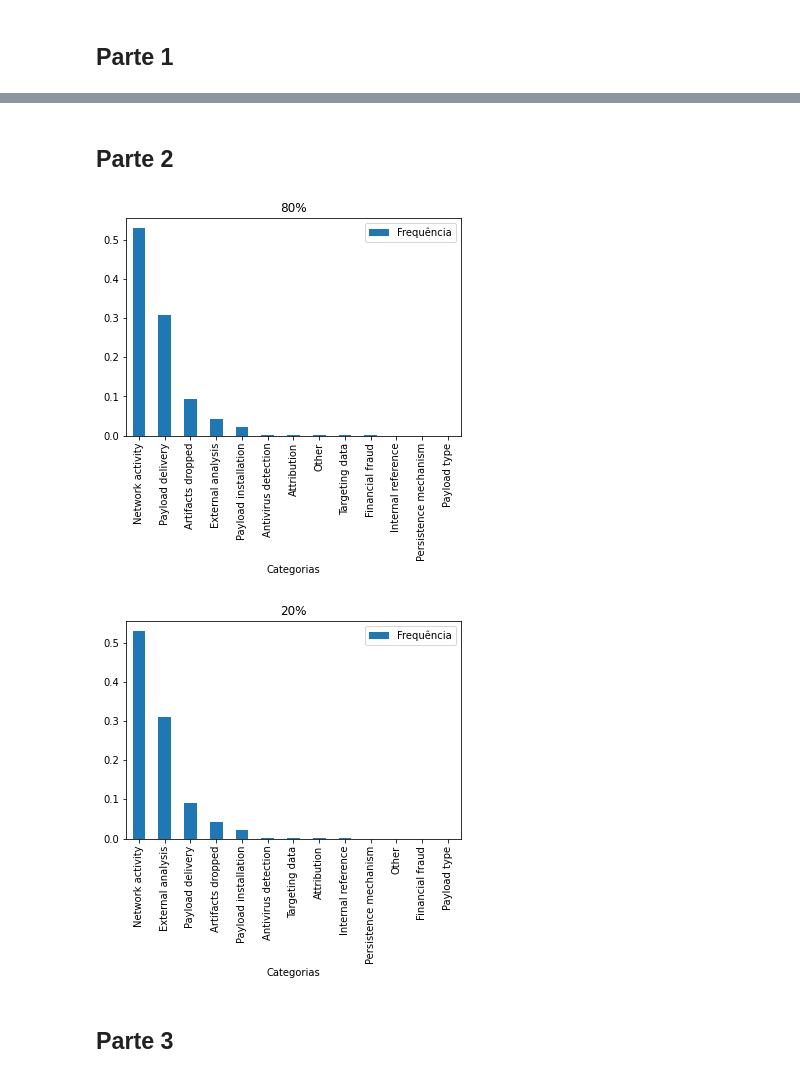
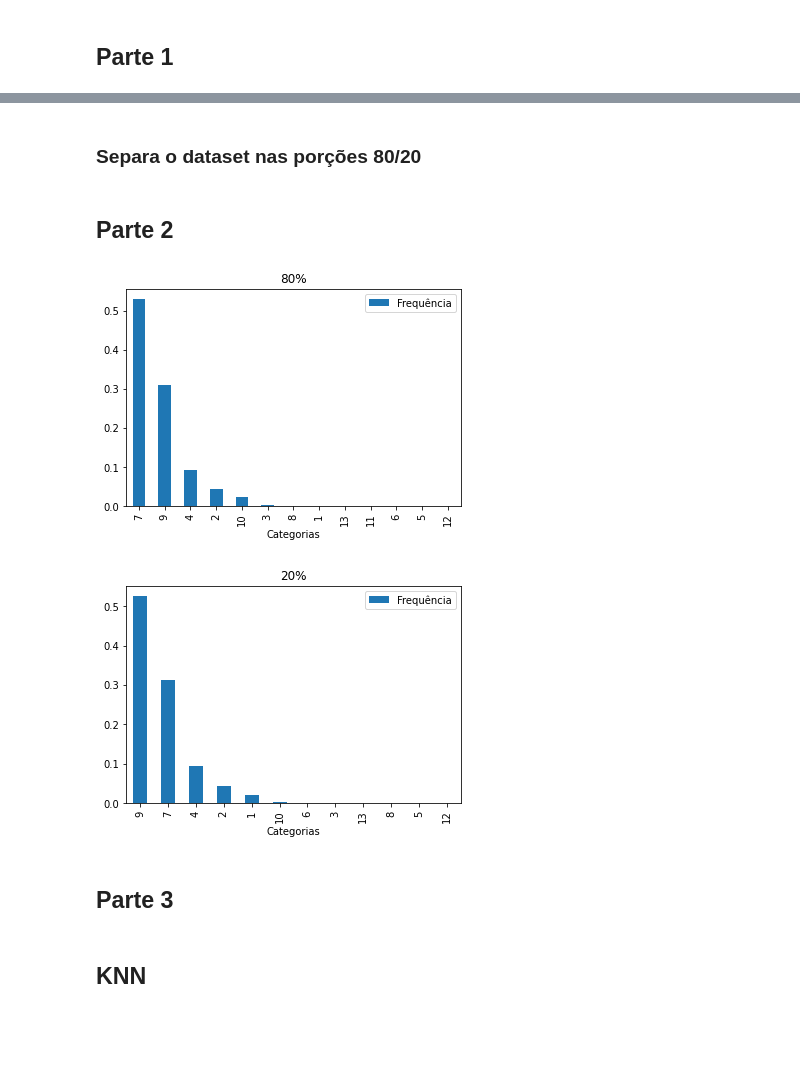
Before and after one commit to mariaandrioli/ciencia-de-dados, a Jupyter notebook: Principal/final.ipynb, the cells around one changed output, grey strips where cells are left out. Saved outputs shown, nothing was run; the diff lists cells and outputs as text; code cells hidden in the pictures; blank space fills up the shorter version.

```diff
--- a/Principal/final.ipynb
+++ b/Principal/final.ipynb
@@ -12,4 +14,5 @@ from sklearn.utils import shuffle
 df = pd.read_csv('./misp.csv', delimiter=',', nrows = None)
 df.dataframeName = 'misp.csv'
 
-df_selected = df[['category', 'type', 'value']].copy()
+df_chosen = df[['category', 'type', 'value']].copy()
+df_chosen
@@ -15,0 +35,4 @@ df_selected = df[['category', 'type', 'value']].copy()
+# %%
+d = dict([(y,x+1) for x,y in enumerate(sorted(set(list(df_chosen['category'].unique()))))])
+df_chosen['category_index'] = df['category'].map(d)
+d
@@ -15,0 +55,4 @@ df_selected = df[['category', 'type', 'value']].copy()
+# %%
+d = dict([(y,x+1) for x,y in enumerate(sorted(set(list(df_chosen['type'].unique()))))])
+df_chosen['type_index'] = df['type'].map(d)
+d
@@ -15,0 +79,3 @@ df_selected = df[['category', 'type', 'value']].copy()
+# %%
+df_selected = df_chosen[['category_index', 'type_index']].copy()
+df_selected
@@ -16,3 +96,5 @@ df_selected = df[['category', 'type', 'value']].copy()
+# %% [markdown]
+### Separa o dataset nas porções 80/20
 # %%
 df_shuffle = shuffle(df_selected, random_state=None).reset_index(drop=True)
 
@@ -24,21 +106,23 @@ df_20 = df_shuffle.loc[int_80:, :]
 ## Parte 2
 # %%
 plot_df_80 = pd.DataFrame({
-    'Categorias': df_80['category'].unique(),
-    'Frequência': df_80['category'].value_counts(normalize=True)
+    'Categorias': df_80['category_index'].unique(),
+    'Frequência': df_80['category_index'].value_counts(normalize=True)
 })
 plot_df_80.plot(x ='Categorias', y='Frequência', kind = 'bar', title='80%')
+
 plt.show()
 # %% [output]
-[figure, old version]
+[figure, new version]
 # %%
 plot_df_20 = pd.DataFrame({
-    'Categorias': df_20['category'].unique(),
-    'Frequência': df_20['category'].value_counts(normalize=True)
+    'Categorias': df_20['category_index'].unique(),
+    'Frequência': df_20['category_index'].value_counts(normalize=True)
 })
 plot_df_20.plot(x ='Categorias', y='Frequência', kind = 'bar', title='20%')
+plt.savefig('20.png')
 plt.show()
 # %% [output]
-[figure, old version]
+[figure, new version]
 # %% [markdown]
 ## Parte 3
@@ -63,0 +129,2 @@ cat_model = makeModel(category, model)
+# %% [markdown]
+## KNN
```
Also changed, not shown: parts of 28 cells of this notebook.
